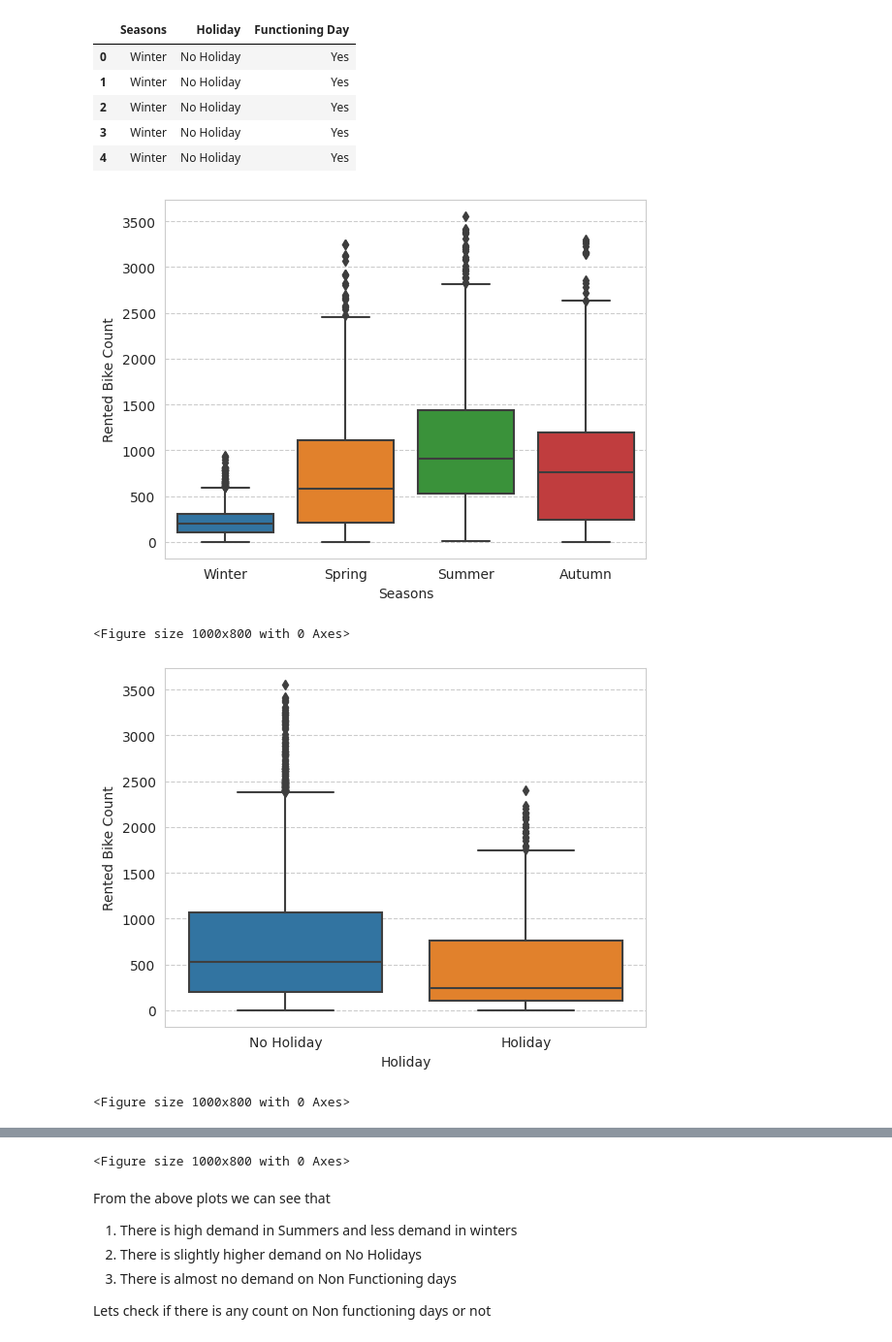
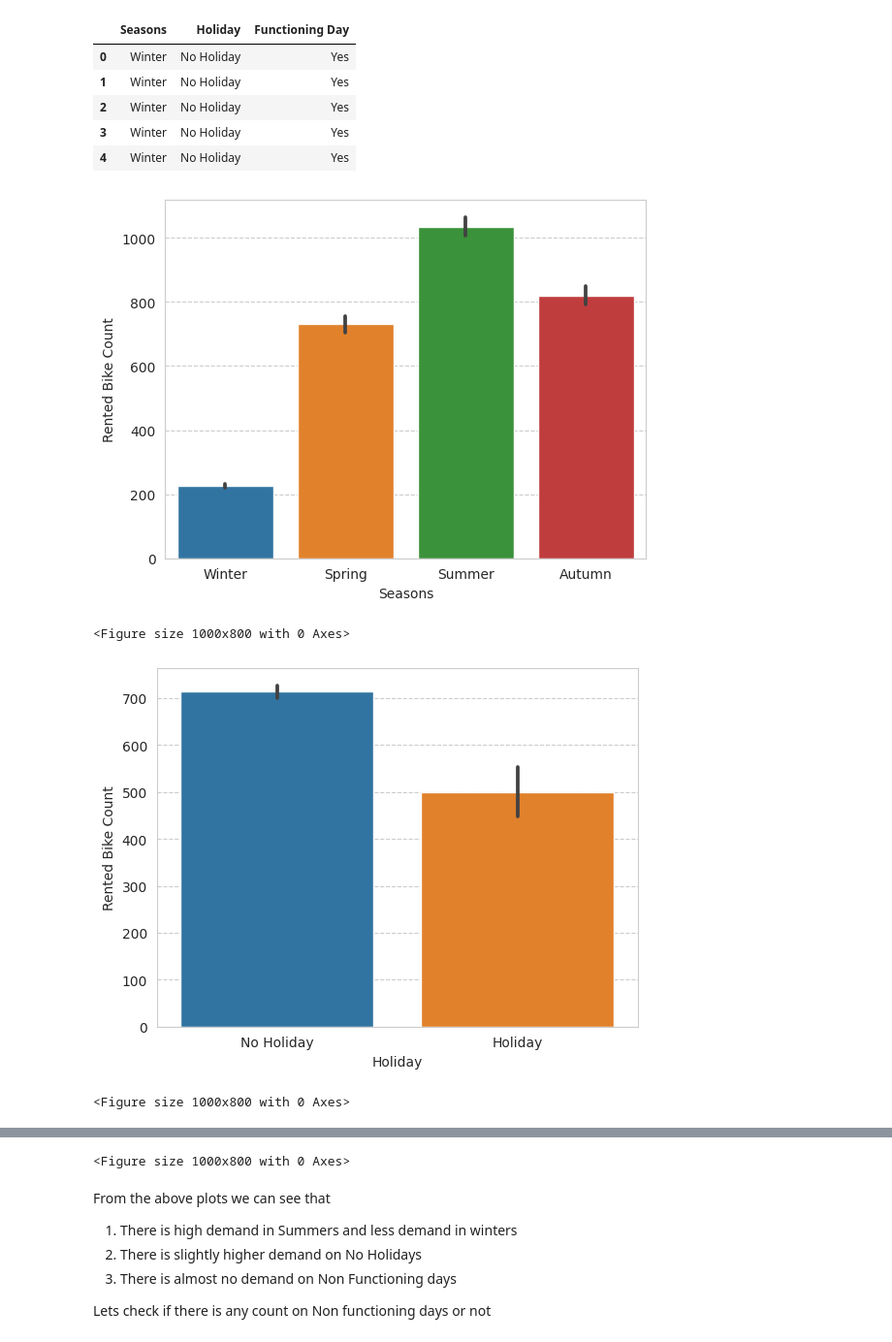
Before and after one commit to ismailali121/LinearRegression_BikeDemandPrediction, a Jupyter notebook: BikeSharingDemandPrediction.ipynb, the cells around one changed output, grey strips where cells are left out. Shown at 97% size. Cells and saved outputs as stored; diff of their text form; code cells hidden in the pictures.

```diff
--- a/BikeSharingDemandPrediction.ipynb
+++ b/BikeSharingDemandPrediction.ipynb
@@ -329,11 +330,11 @@ cat_features.head()
 # %%
 # plotting box plot for cateogorical features with dependent variable
 for feature in cat_features:
-  sns.boxplot(x=bike_df[feature],y=bike_df['Rented Bike Count'])
+  sns.barplot(x=bike_df[feature],y=bike_df['Rented Bike Count'])
   plt.figure(figsize=(10,8))
   plt.show()
 # %% [output]
-[figure, old version]
+[figure, new version]
 <Figure size 1000x800 with 0 Axes>
-[figure, old version]
+[figure, new version]
 <Figure size 1000x800 with 0 Axes>
```
Also changed, not shown: parts of 32 cells of this notebook.
